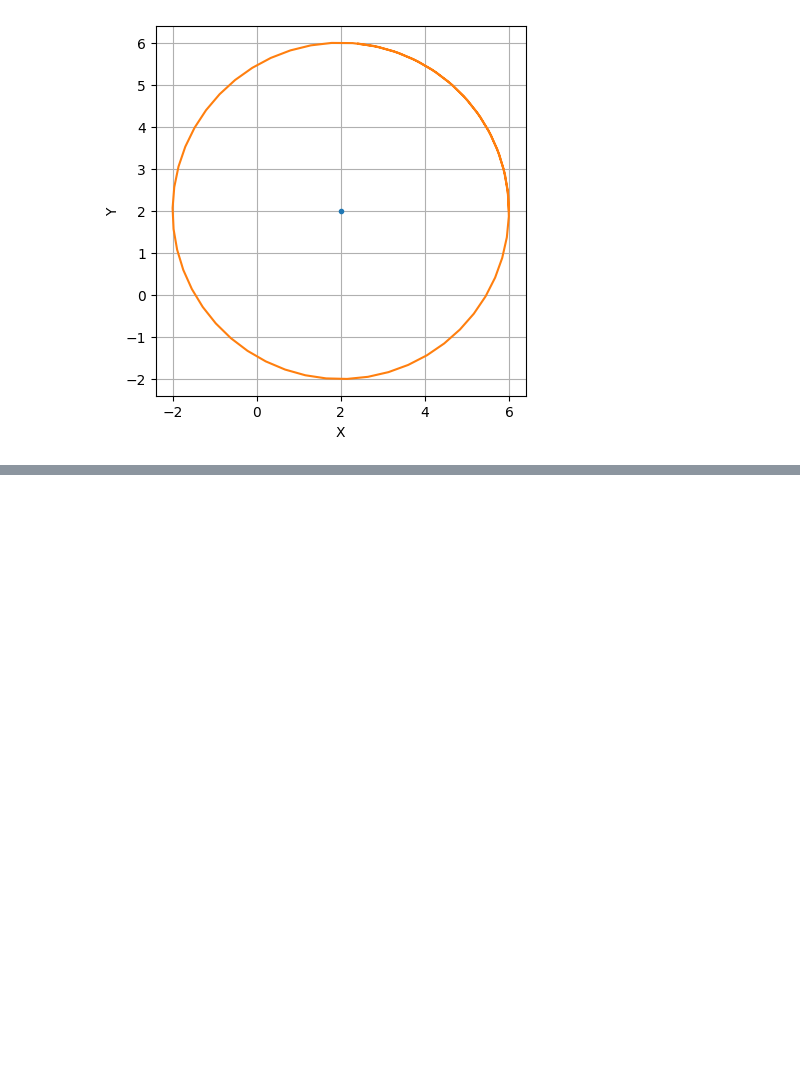
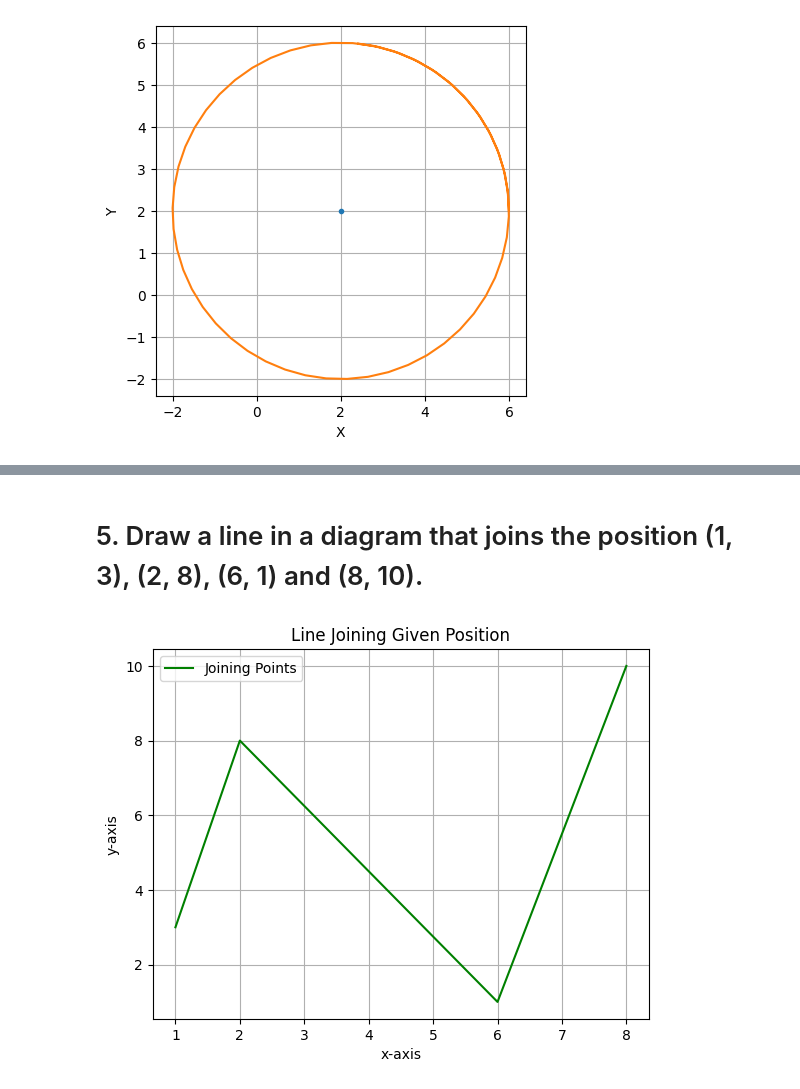
Before and after one commit to anurag-76/CM-Workshop2, a Jupyter notebook: Workshop3(MatPlotLib).ipynb, the cells around one changed output, grey strips where cells are left out. Drawn from its saved outputs; the diff is of its cells as text; code cells hidden in the pictures; blank space fills up the shorter version.

```diff
--- a/Workshop3(MatPlotLib).ipynb
+++ b/Workshop3(MatPlotLib).ipynb
@@ -189,0 +219,17 @@ plt.show()
+# %% [markdown]
+# 5. Draw a line in a diagram that joins the position (1, 3), (2, 8), (6, 1) and (8, 10).
+# %%
+import matplotlib.pyplot as plt
+
+x = [1,2,6,8]
+y = [3,8,1,10]
+
+plt.plot(x, y, label="Joining Points" ,color= "Green")
+plt.xlabel("x-axis")
+plt.ylabel("y-axis")
+plt.title("Line Joining Given Position")
+plt.grid(True)
+plt.legend()
+plt.show()
+# %% [output]
+[figure, added]
```
Also changed, not shown: parts of 20 cells of this notebook.
